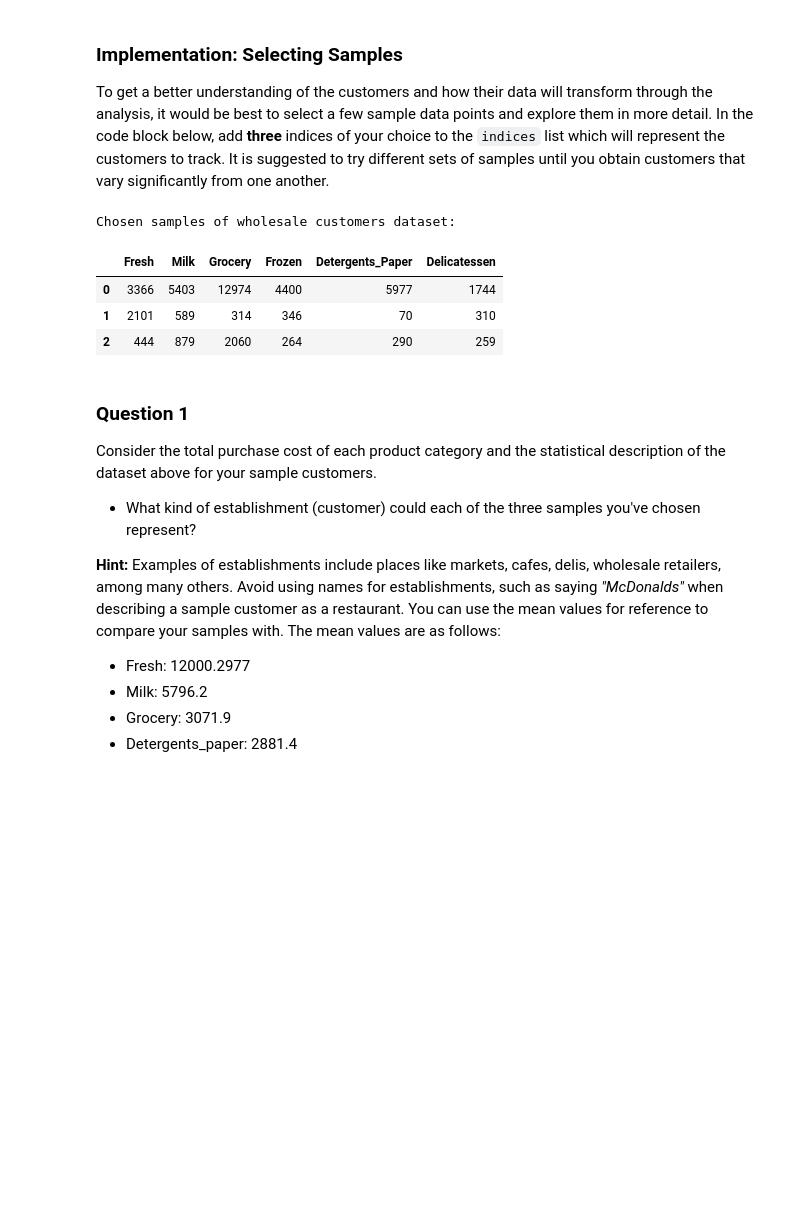
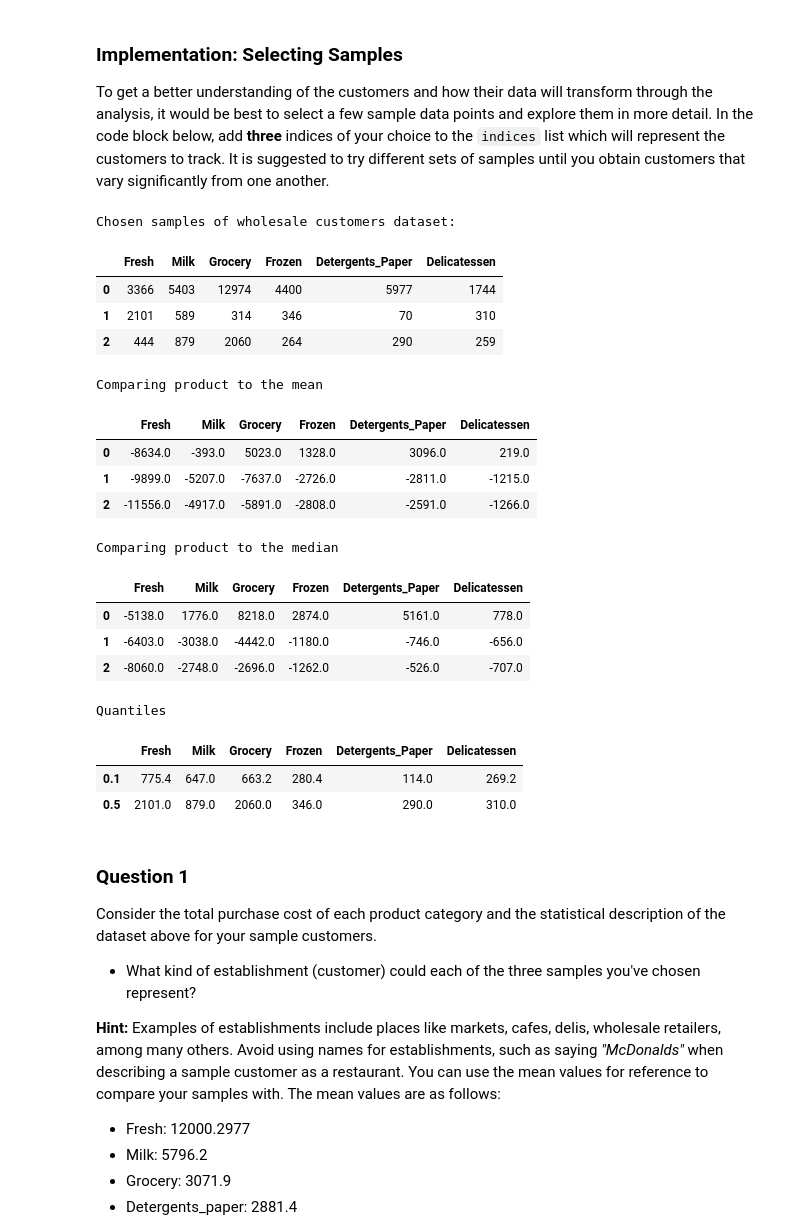
Before and after one commit to luk4z7/ml, a Jupyter notebook: customer_segments/customer_segments.ipynb, the cells around one changed output. Cells and saved outputs as stored; diff of their text form; code cells hidden in the pictures; blank space fills up the shorter version.

```diff
--- a/customer_segments/customer_segments.ipynb
+++ b/customer_segments/customer_segments.ipynb
@@ -62,17 +62,40 @@ To get a better understanding of the customers and how their data will transform
 # %%
 # TODO: Select three indices of your choice you wish to sample from the dataset
 indices = [10, 131, 299]
 
 # Create a DataFrame of the chosen samples
 samples = pd.DataFrame(data.loc[indices], columns = data.keys()).reset_index(drop = True)
 print "Chosen samples of wholesale customers dataset:"
 display(samples)
+
+print "Comparing product to the mean"
+display(samples - np.around(data.mean()))
+
+print "Comparing product to the median"
+display(samples - np.around(data.median()))
+
+print "Quantiles"
+display(samples.quantile([.1, .5]))
 # %% [output]
 Chosen samples of wholesale customers dataset:
 |  | Fresh | Milk | Grocery | Frozen | Detergents_Paper | Delicatessen |
 | 0 | 3366 | 5403 | 12974 | 4400 | 5977 | 1744 |
 | 1 | 2101 | 589 | 314 | 346 | 70 | 310 |
 | 2 | 444 | 879 | 2060 | 264 | 290 | 259 |
+Comparing product to the mean
+|  | Fresh | Milk | Grocery | Frozen | Detergents_Paper | Delicatessen |
+| 0 | -8634.0 | -393.0 | 5023.0 | 1328.0 | 3096.0 | 219.0 |
+| 1 | -9899.0 | -5207.0 | -7637.0 | -2726.0 | -2811.0 | -1215.0 |
+| 2 | -11556.0 | -4917.0 | -5891.0 | -2808.0 | -2591.0 | -1266.0 |
+Comparing product to the median
+|  | Fresh | Milk | Grocery | Frozen | Detergents_Paper | Delicatessen |
+| 0 | -5138.0 | 1776.0 | 8218.0 | 2874.0 | 5161.0 | 778.0 |
+| 1 | -6403.0 | -3038.0 | -4442.0 | -1180.0 | -746.0 | -656.0 |
+| 2 | -8060.0 | -2748.0 | -2696.0 | -1262.0 | -526.0 | -707.0 |
+Quantiles
+|  | Fresh | Milk | Grocery | Frozen | Detergents_Paper | Delicatessen |
+| 0.1 | 775.4 | 647.0 | 663.2 | 280.4 | 114.0 | 269.2 |
+| 0.5 | 2101.0 | 879.0 | 2060.0 | 346.0 | 290.0 | 310.0 |
 # %% [markdown]
 ### Question 1
 Consider the total purchase cost of each product category and the statistical description of the dataset above for your sample customers.
```
Also changed, not shown: parts of 23 cells of this notebook, 1 other file.
